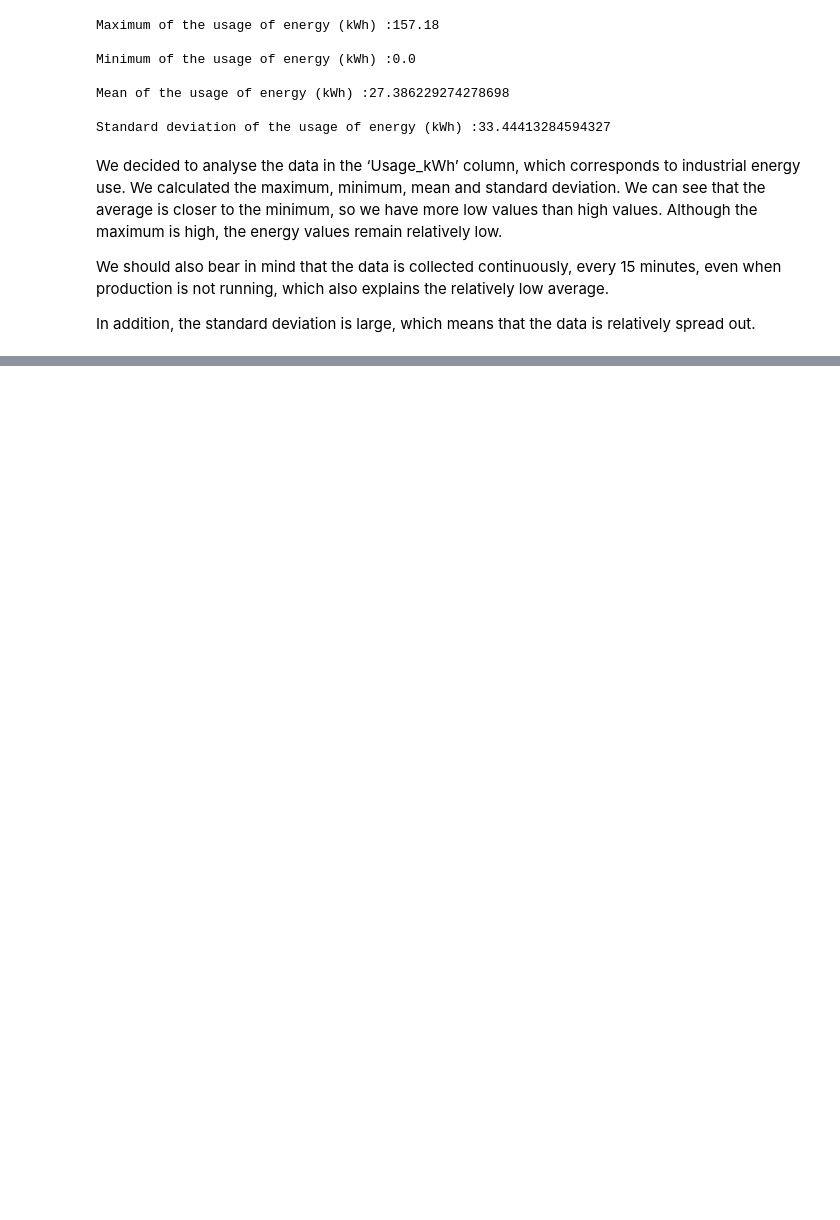
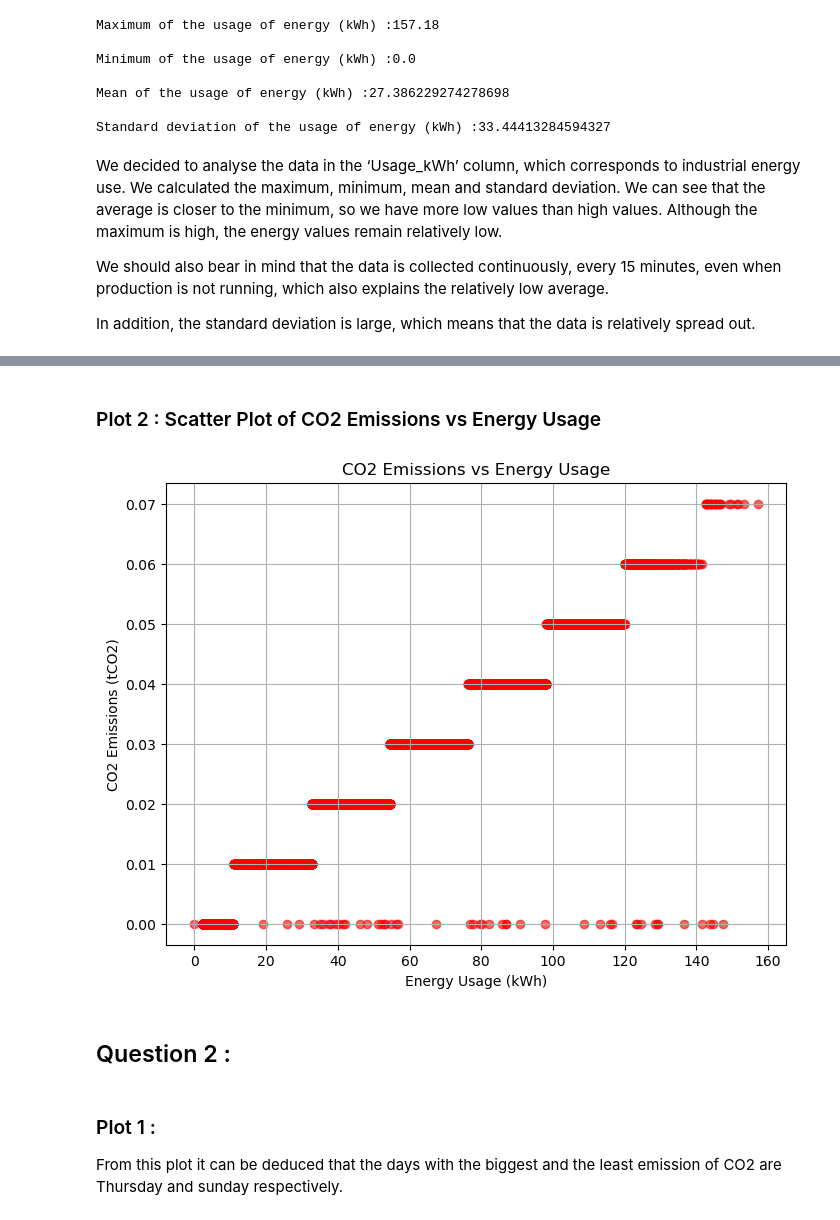
Before and after one commit to mabrnd/modeling_lab_15, a Jupyter notebook: Module_project_15.ipynb, the cells around one changed output, grey strips where cells are left out. Drawn from its saved outputs; the diff is of its cells as text; code cells hidden in the pictures; blank space fills up the shorter version.

```diff
--- a/Module_project_15.ipynb
+++ b/Module_project_15.ipynb
@@ -144,0 +167,17 @@ proper axis labels and legends and make sure the plots are meaningful and readab
+# %% [markdown]
+### Plot 2 : Scatter Plot of CO2 Emissions vs Energy Usage
+# %%
+plt.figure(figsize=(8,6)) #create figure
+plt.scatter(df['Usage_kWh'], df['CO2(tCO2)'], color='red', alpha=0.6) #add values on figure
+plt.title('CO2 Emissions vs Energy Usage')
+plt.xlabel('Energy Usage (kWh)')
+plt.ylabel('CO2 Emissions (tCO2)')
+plt.grid(True)
+plt.show()
+# %% [output]
+[figure, added]
+# %% [markdown]
+## Question 2 :
+# %% [markdown]
+### Plot 1 :
+From this plot it can be deduced that the days with the biggest and the least emission of CO2 are Thursday and sunday respectively.
```
Also changed, not shown: parts of 17 cells of this notebook.
